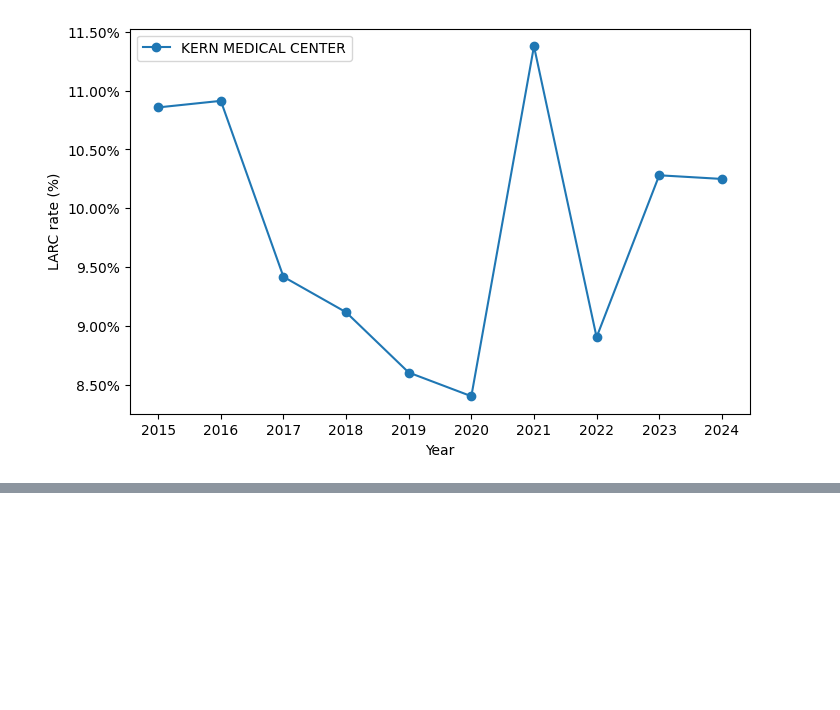
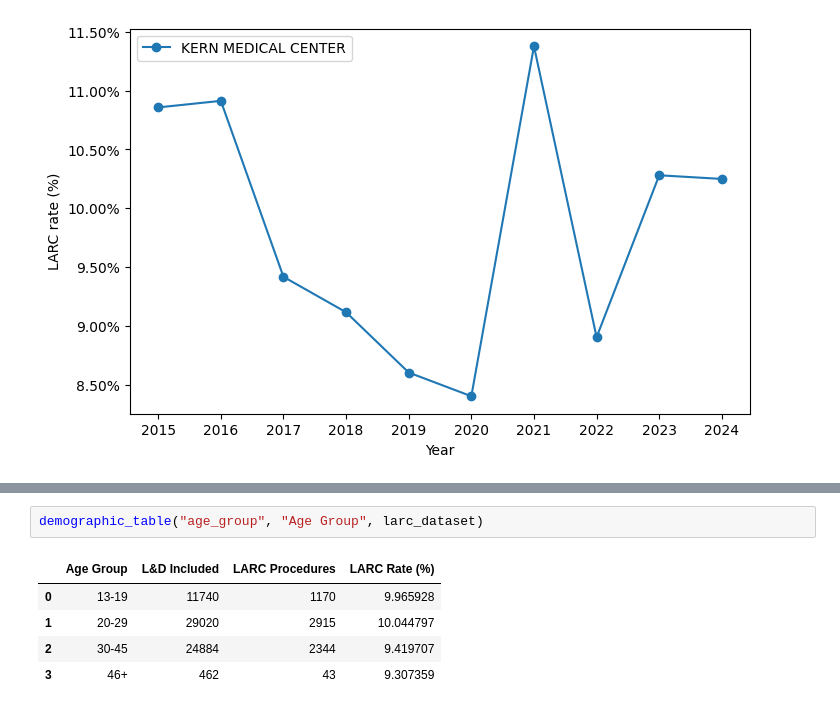
Before and after one commit to orchid-initiative/postpartum-larc, a Jupyter notebook: analysis/larc_analysis_presentation_notebook.ipynb, the cells around one changed output, grey strips where cells are left out. Cells and saved outputs as stored; diff of their text form; blank space fills up the shorter version.

```diff
--- a/analysis/larc_analysis_presentation_notebook.ipynb
+++ b/analysis/larc_analysis_presentation_notebook.ipynb
@@ -123,0 +195,8 @@ plt.show()
+# %%
+demographic_table("age_group", "Age Group", larc_dataset)
+# %% [output]
+|  | Age Group | L&D Included | LARC Procedures | LARC Rate (%) |
+| 0 | 13-19 | 11740 | 1170 | 9.965928 |
+| 1 | 20-29 | 29020 | 2915 | 10.044797 |
+| 2 | 30-45 | 24884 | 2344 | 9.419707 |
+| 3 | 46+ | 462 | 43 | 9.307359 |
```
Also changed, not shown: parts of 10 cells of this notebook.
